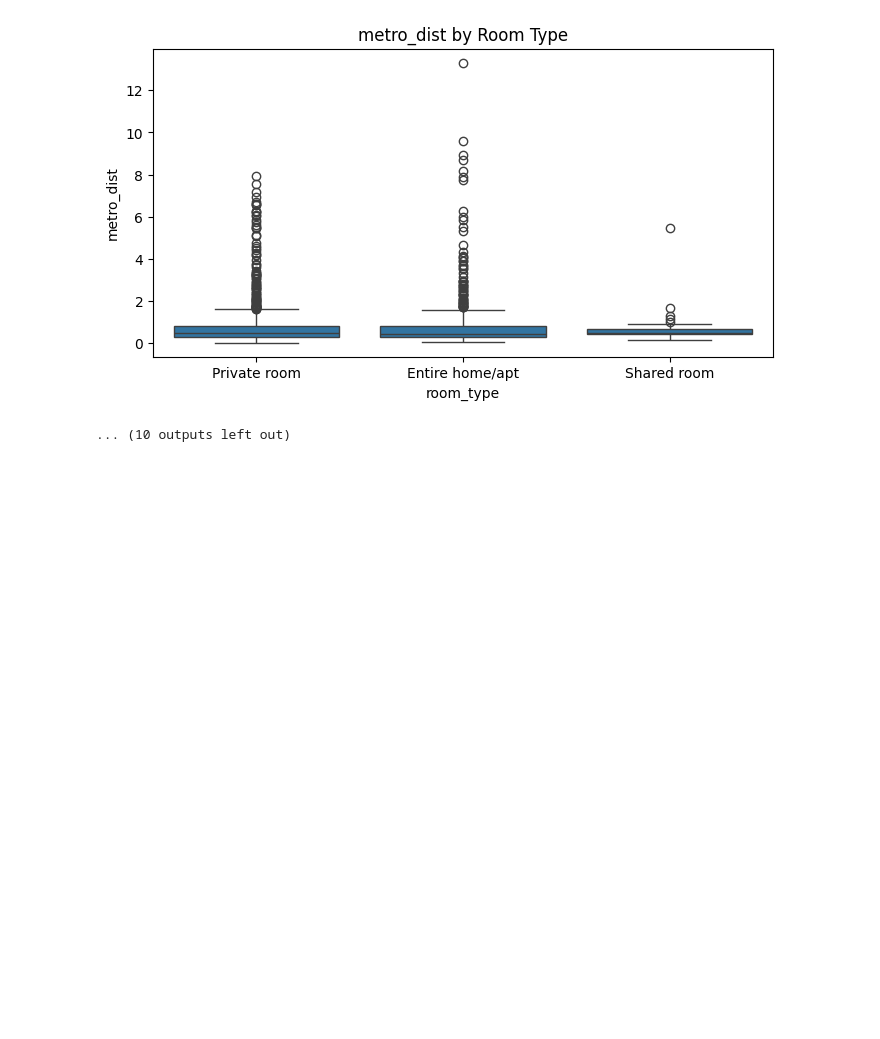
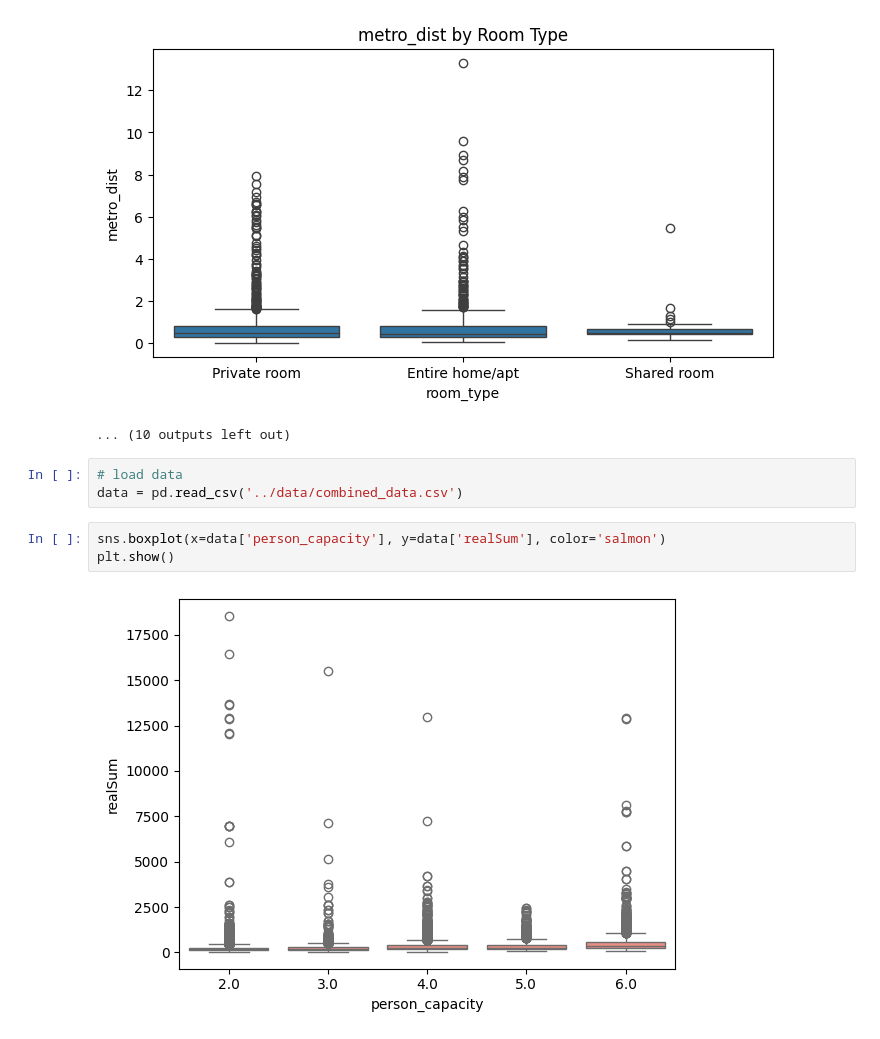
Before and after one commit to AddiH/DataScienceExam, a Jupyter notebook: nbs/data_explore.ipynb, the cells around one changed output. Saved outputs shown, nothing was run; the diff lists cells and outputs as text; blank space fills up the shorter version.

```diff
--- a/nbs/data_explore.ipynb
+++ b/nbs/data_explore.ipynb
@@ -78,3 +78,11 @@ plt.show()
 [figure]
 [figure]
 ... (10 outputs left out)
+# %%
+# load data
+data = pd.read_csv('../data/combined_data.csv')
+# %%
+sns.boxplot(x=data['person_capacity'], y=data['realSum'], color='salmon')
+plt.show()
+# %% [output]
+[figure, added]
```
Also changed, not shown: parts of 1 cell of this notebook, 5 other files.
